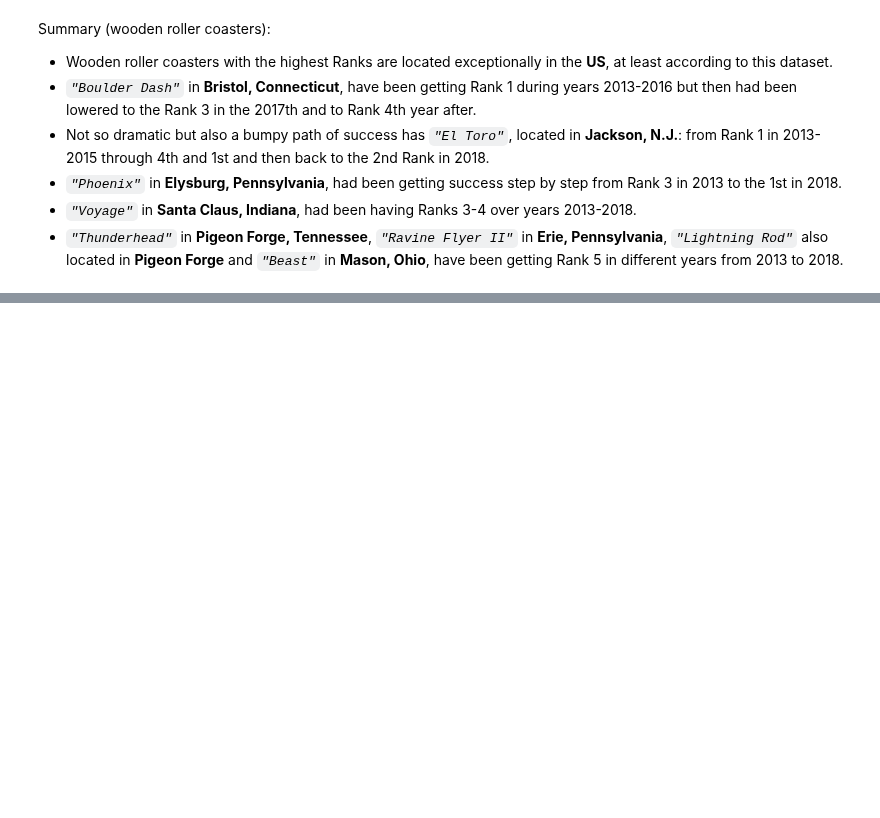
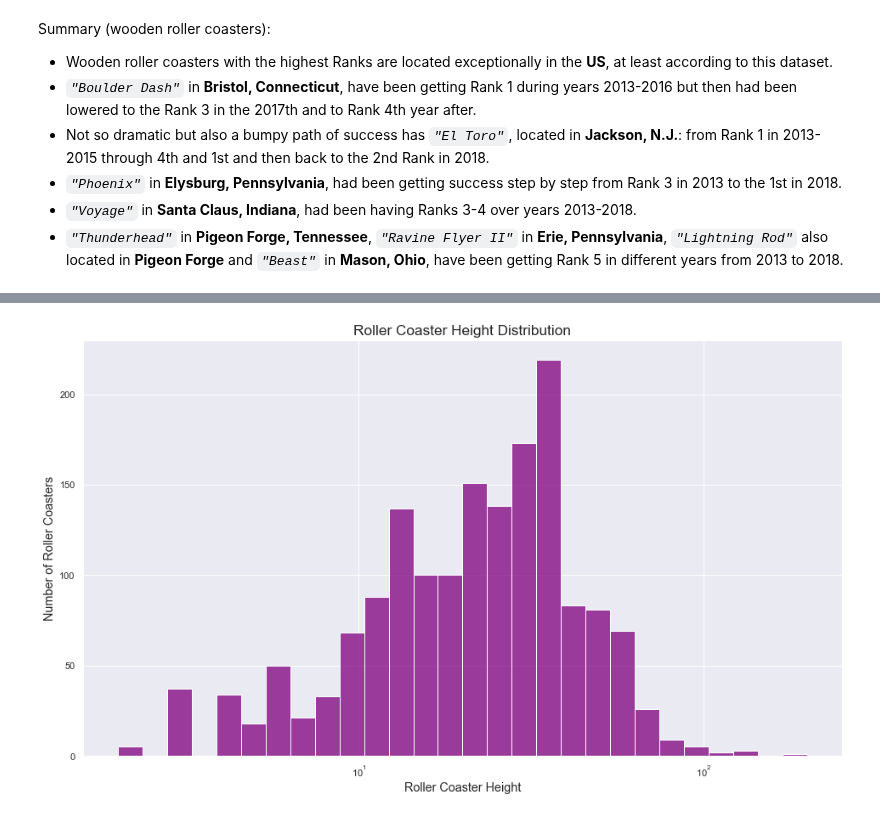
Before and after one commit to jadidaniel/jupyter-notebooks, a Jupyter notebook: visualisations_roller_coaster/roller_coaster.ipynb, the cells around one changed output, grey strips where cells are left out. Saved outputs shown, nothing was run; the diff lists cells and outputs as text; code cells hidden in the pictures; blank space fills up the shorter version.

```diff
--- a/visualisations_roller_coaster/roller_coaster.ipynb
+++ b/visualisations_roller_coaster/roller_coaster.ipynb
@@ -416,0 +612,8 @@ Summary (wooden roller coasters):
+# %%
+# Remove outliers
+heights = roller_coast_list[roller_coast_list['height'] <= 300]
+
+# Call function to plot height
+plot_histogram(heights, 'height', 'Roller Coaster Height', 'purple')
+# %% [output]
+[figure, added]
```
Also changed, not shown: parts of 37 cells of this notebook.
